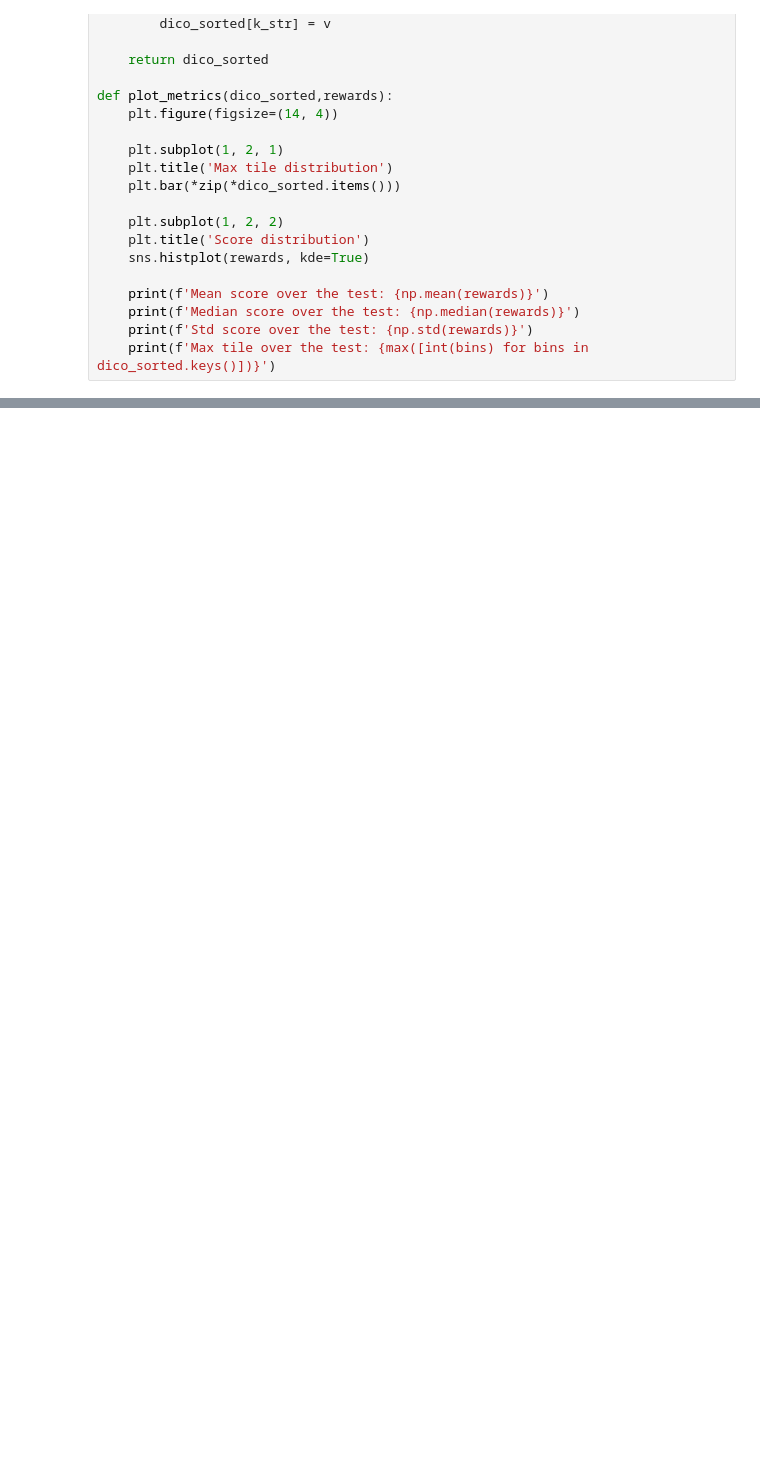
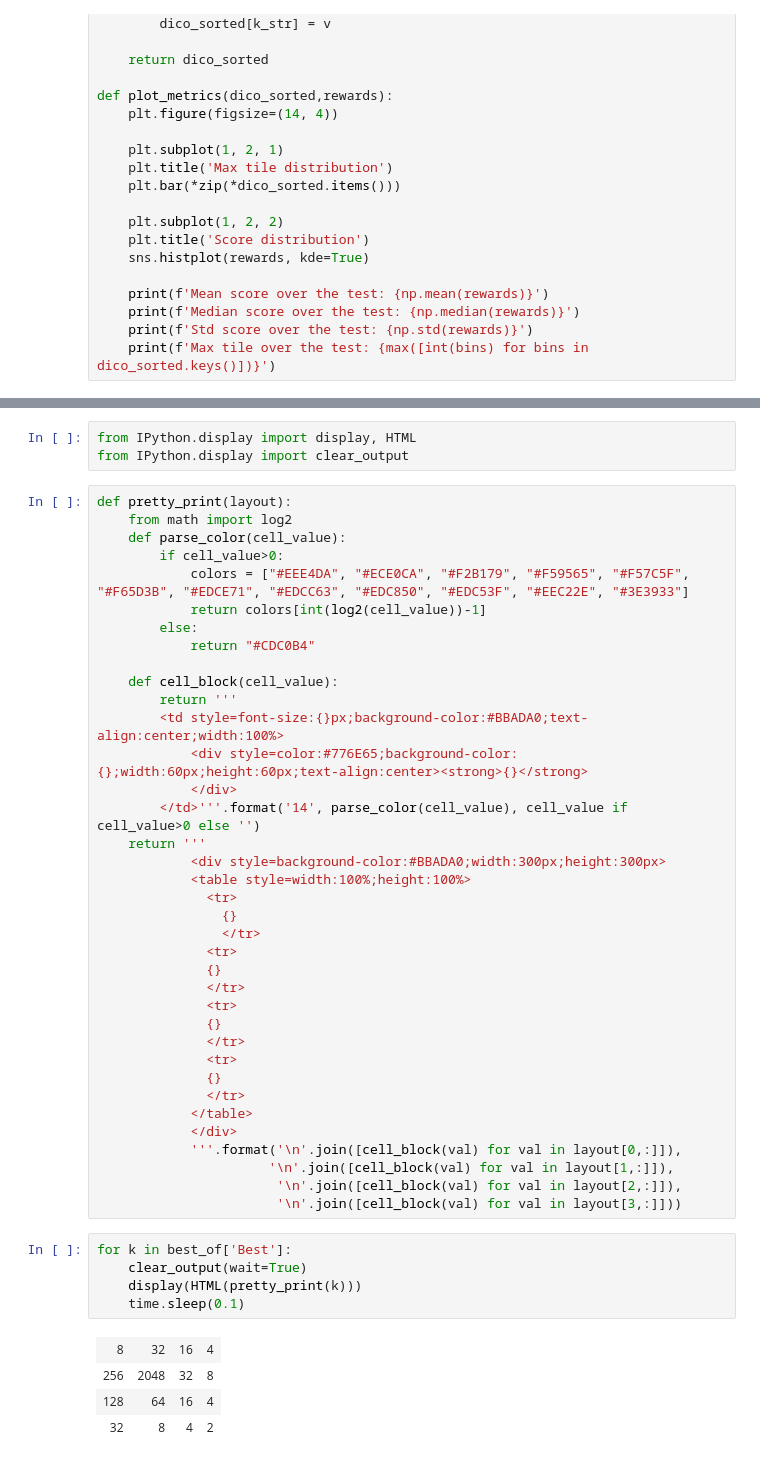
Before and after one commit to Valentin-Laurent/Year-2048, a Jupyter notebook: notebooks/exploration_2048_jb.ipynb, the cells around one changed output, grey strips where cells are left out. Drawn from its saved outputs; the diff is of its cells as text; blank space fills up the shorter version.

```diff
--- a/notebooks/exploration_2048_jb.ipynb
+++ b/notebooks/exploration_2048_jb.ipynb
@@ -177,0 +276,50 @@ import matplotlib.pyplot as plt
+# %%
+from IPython.display import display, HTML
+from IPython.display import clear_output
+# %%
+def pretty_print(layout):
+    from math import log2
+    def parse_color(cell_value):
+        if cell_value>0:
+            colors = ["#EEE4DA", "#ECE0CA", "#F2B179", "#F59565", "#F57C5F", "#F65D3B", "#EDCE71", "#EDCC63", "#EDC850", "#EDC53F", "#EEC22E", "#3E3933"]
+            return colors[int(log2(cell_value))-1]
+        else:
+            return "#CDC0B4"
+
+    def cell_block(cell_value):
+        return '''
+        <td style=font-size:{}px;background-color:#BBADA0;text-align:center;width:100%>
+            <div style=color:#776E65;background-color:{};width:60px;height:60px;text-align:center><strong>{}</strong>
+            </div>
+        </td>'''.format('14', parse_color(cell_value), cell_value if cell_value>0 else '')
+    return '''
+            <div style=background-color:#BBADA0;width:300px;height:300px>
+            <table style=width:100%;height:100%>
+              <tr>
+                {}
+                </tr>
+              <tr>
+              {}
+              </tr>
+              <tr>
+              {}
+              </tr>
+              <tr>
+              {}
+              </tr>
+            </table>
+            </div>
+            '''.format('\n'.join([cell_block(val) for val in layout[0,:]]),
+                      '\n'.join([cell_block(val) for val in layout[1,:]]),
+                       '\n'.join([cell_block(val) for val in layout[2,:]]),
+                       '\n'.join([cell_block(val) for val in layout[3,:]]))
+# %%
+for k in best_of['Best']:
+    clear_output(wait=True)
+    display(HTML(pretty_print(k)))
+    time.sleep(0.1)
+# %% [output]
+| 8 | 32 | 16 | 4 |
+| 256 | 2048 | 32 | 8 |
+| 128 | 64 | 16 | 4 |
+| 32 | 8 | 4 | 2 |
```
Also changed, not shown: parts of 17 cells of this notebook, 2 other files.
